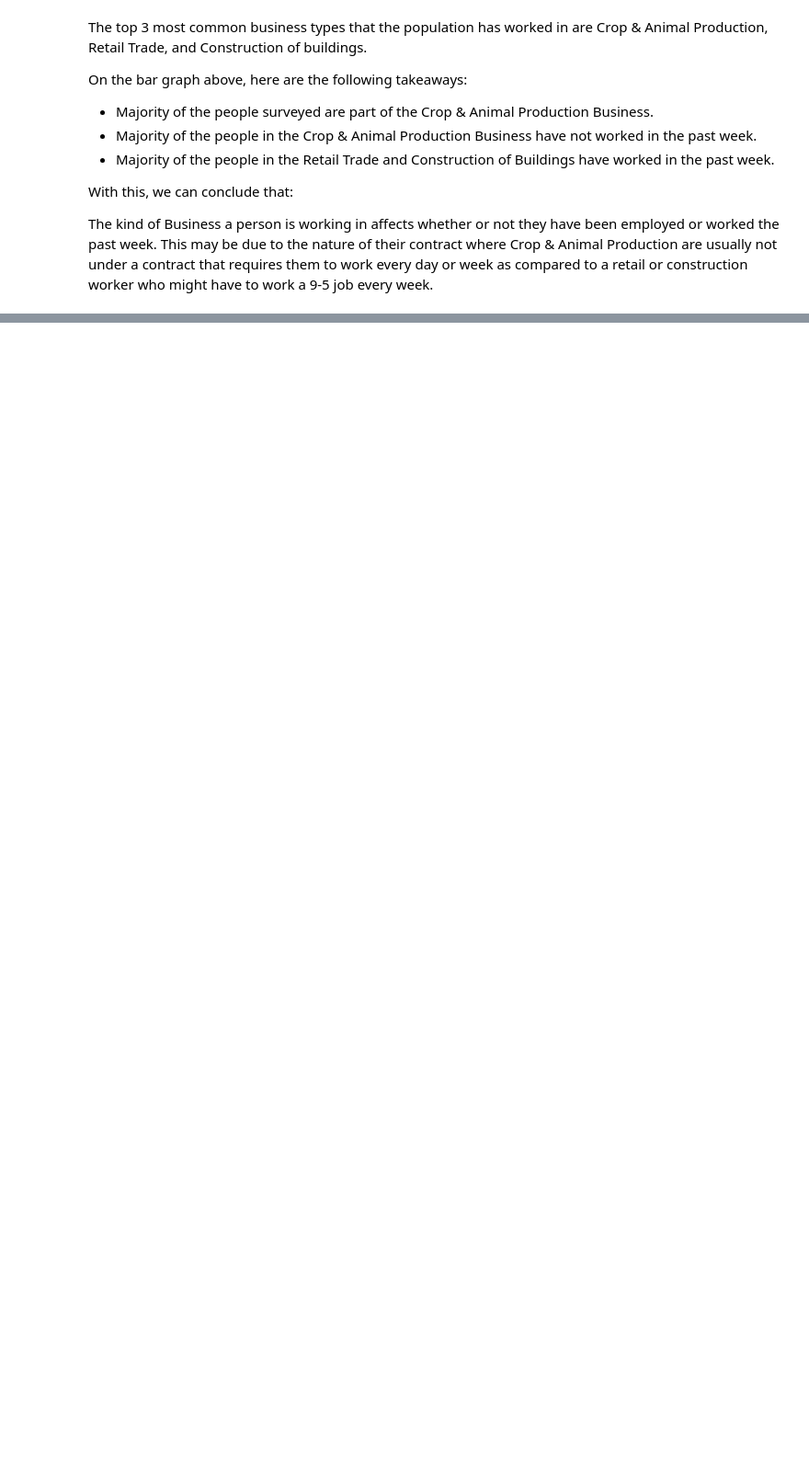
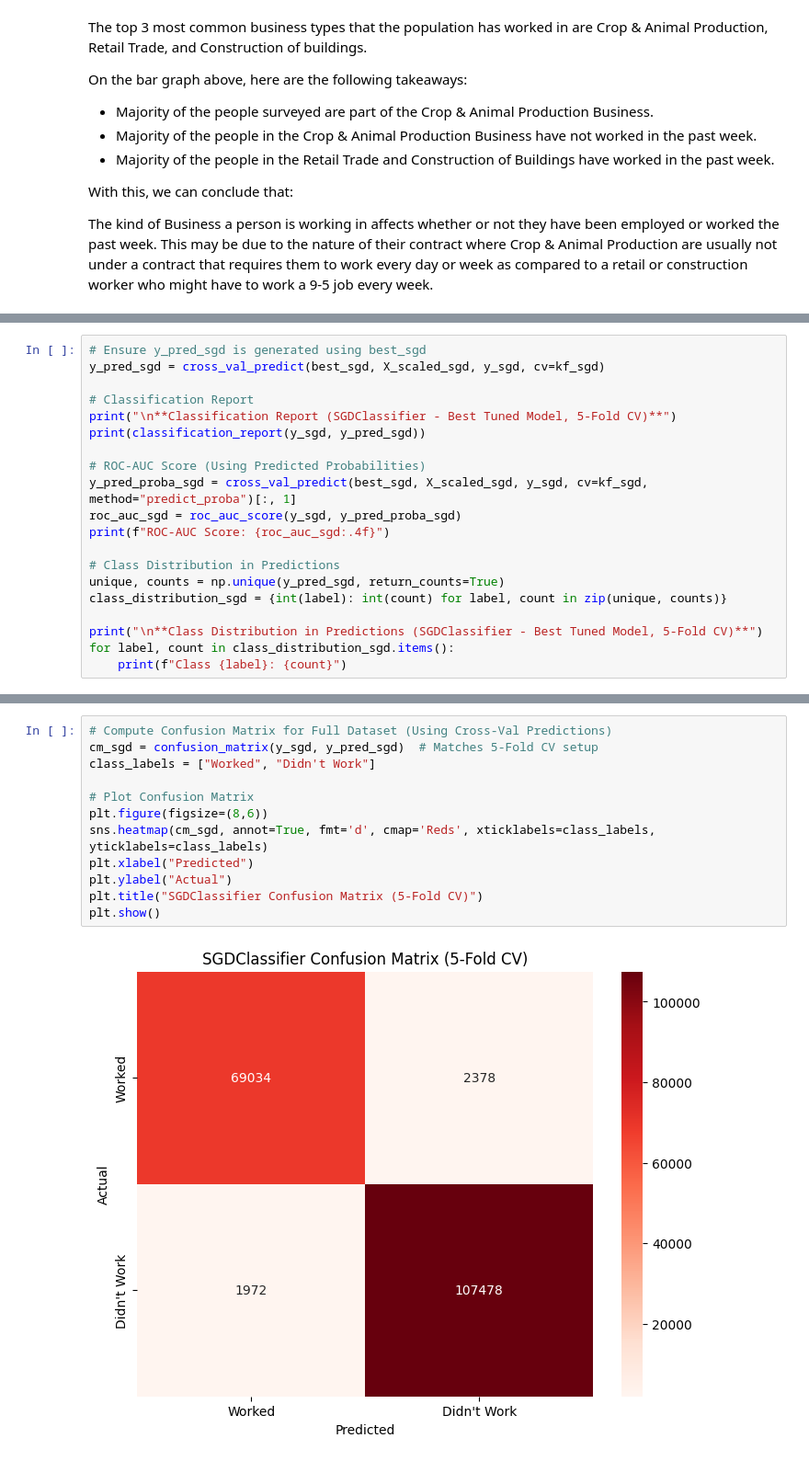
Before and after one commit to MatthewHeinz/STINTSY_MCO1, a Jupyter notebook: MCO1.ipynb, the cells around one changed output, grey strips where cells are left out. Shown at 92% size. Cells and saved outputs as stored; diff of their text form; blank space fills up the shorter version.

```diff
--- a/MCO1.ipynb
+++ b/MCO1.ipynb
@@ -1152,0 +1695,20 @@ visualizations.
+# %%
+# Ensure y_pred_sgd is generated using best_sgd
+y_pred_sgd = cross_val_predict(best_sgd, X_scaled_sgd, y_sgd, cv=kf_sgd)
+
+# Classification Report
+print("\n**Classification Report (SGDClassifier - Best Tuned Model, 5-Fold CV)**")
+print(classification_report(y_sgd, y_pred_sgd))
+
+# ROC-AUC Score (Using Predicted Probabilities)
+y_pred_proba_sgd = cross_val_predict(best_sgd, X_scaled_sgd, y_sgd, cv=kf_sgd, method="predict_proba")[:, 1]
+roc_auc_sgd = roc_auc_score(y_sgd, y_pred_proba_sgd)
+print(f"ROC-AUC Score: {roc_auc_sgd:.4f}")
+
+# Class Distribution in Predictions
+unique, counts = np.unique(y_pred_sgd, return_counts=True)
+class_distribution_sgd = {int(label): int(count) for label, count in zip(unique, counts)}
+
+print("\n**Class Distribution in Predictions (SGDClassifier - Best Tuned Model, 5-Fold CV)**")
+for label, count in class_distribution_sgd.items():
+    print(f"Class {label}: {count}")
@@ -1152,0 +1749,14 @@ visualizations.
+# %%
+# Compute Confusion Matrix for Full Dataset (Using Cross-Val Predictions)
+cm_sgd = confusion_matrix(y_sgd, y_pred_sgd)  # Matches 5-Fold CV setup
+class_labels = ["Worked", "Didn't Work"]
+
+# Plot Confusion Matrix
+plt.figure(figsize=(8,6))
+sns.heatmap(cm_sgd, annot=True, fmt='d', cmap='Reds', xticklabels=class_labels, yticklabels=class_labels)
+plt.xlabel("Predicted")
+plt.ylabel("Actual")
+plt.title("SGDClassifier Confusion Matrix (5-Fold CV)")
+plt.show()
+# %% [output]
+[figure, added]
```
Also changed, not shown: parts of 108 cells of this notebook.
